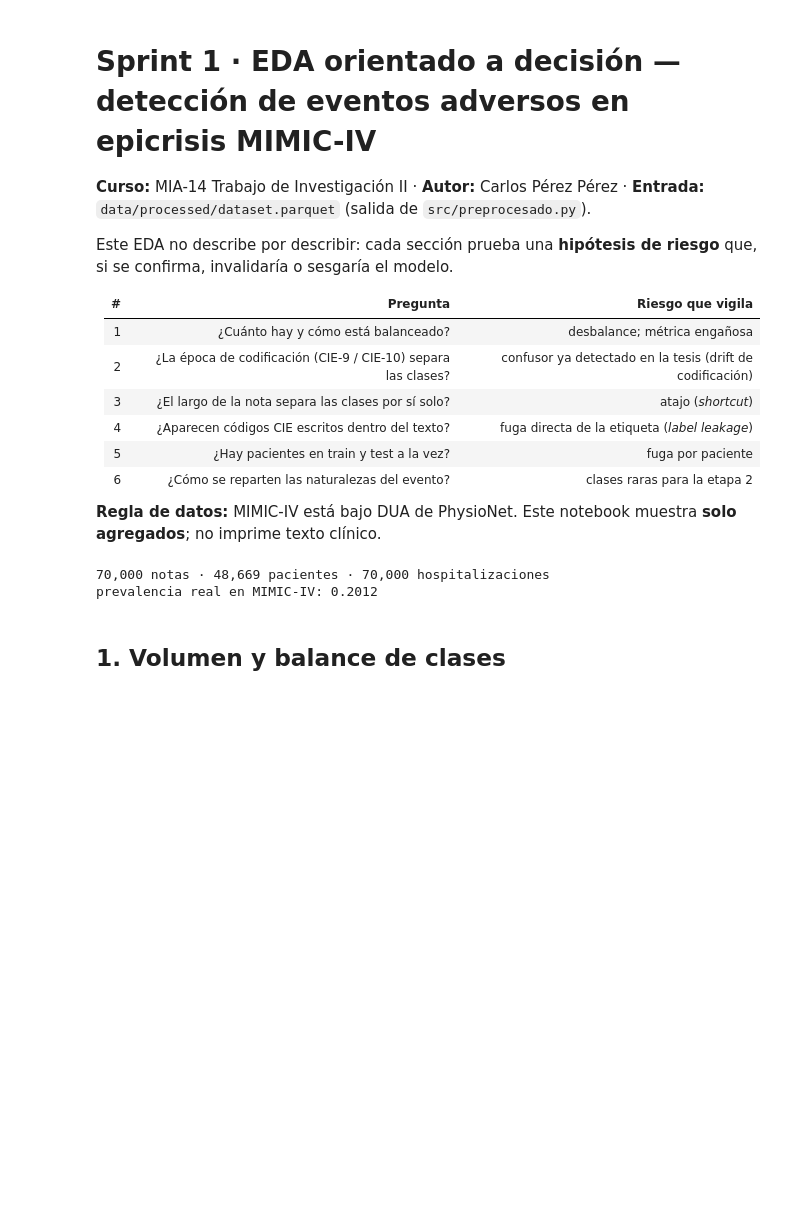
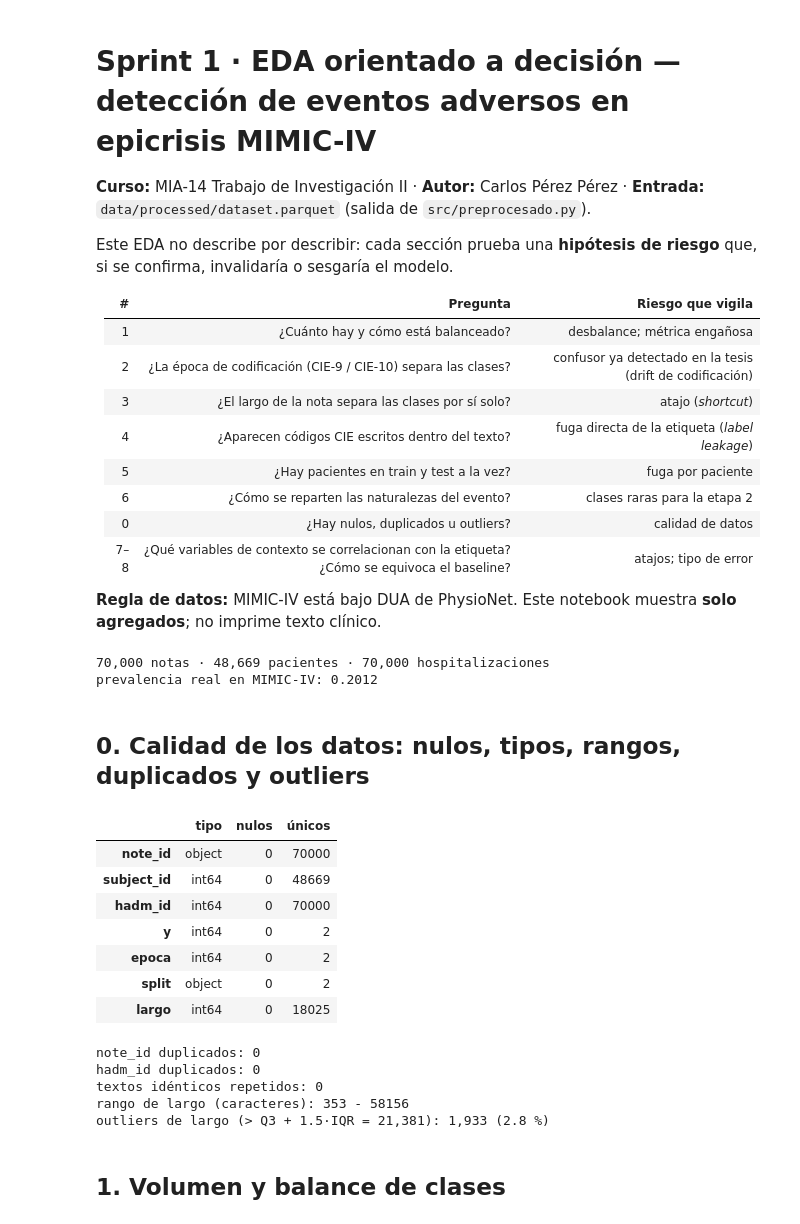
Before and after one commit to carlosperez100/mia14-trabajo-investigacion-ii-tesis-gemses-mimic, a Jupyter notebook: notebooks/01_EDA_sprint1.ipynb, the cells around one changed output. Cells and saved outputs as stored; diff of their text form; code cells hidden in the pictures; blank space fills up the shorter version.

```diff
--- a/notebooks/01_EDA_sprint1.ipynb
+++ b/notebooks/01_EDA_sprint1.ipynb
@@ -13,6 +13,8 @@ Este EDA no describe por describir: cada sección prueba una **hipótesis de rie
 | 4 | ¿Aparecen códigos CIE escritos dentro del texto? | fuga directa de la etiqueta (*label leakage*) |
 | 5 | ¿Hay pacientes en train y test a la vez? | fuga por paciente |
 | 6 | ¿Cómo se reparten las naturalezas del evento? | clases raras para la etapa 2 |
+| 0 | ¿Hay nulos, duplicados u outliers? | calidad de datos |
+| 7–8 | ¿Qué variables de contexto se correlacionan con la etiqueta? ¿Cómo se equivoca el baseline? | atajos; tipo de error |
 
 **Regla de datos:** MIMIC-IV está bajo DUA de PhysioNet. Este notebook muestra **solo agregados**; no imprime texto clínico.
 # %%
@@ -30,6 +32,34 @@ print("prevalencia real en MIMIC-IV:", resumen["prevalencia_real"])
 # %% [output]
 70,000 notas · 48,669 pacientes · 70,000 hospitalizaciones
 prevalencia real en MIMIC-IV: 0.2012
+# %% [markdown]
+## 0. Calidad de los datos: nulos, tipos, rangos, duplicados y outliers
+# %%
+df["largo"] = df.text.str.len()
+cols = ["note_id", "subject_id", "hadm_id", "y", "epoca", "split", "largo"]
+calidad = pd.DataFrame({"tipo": df[cols].dtypes.astype(str), "nulos": df[cols].isna().sum(),
+                        "únicos": df[cols].nunique()})
+display(calidad)
+print("note_id duplicados:", int(df.note_id.duplicated().sum()))
+print("hadm_id duplicados:", int(df.hadm_id.duplicated().sum()))
+print("textos idénticos repetidos:", int(df.text.duplicated().sum()))
+print("rango de largo (caracteres):", int(df.largo.min()), "-", int(df.largo.max()))
+q1, q3 = df.largo.quantile([.25, .75]); lim = q3 + 1.5 * (q3 - q1)
+print(f"outliers de largo (> Q3 + 1.5·IQR = {lim:,.0f}): {(df.largo > lim).sum():,} ({100*(df.largo > lim).mean():.1f} %)")
+# %% [output]
+|  | tipo | nulos | únicos |
+| note_id | object | 0 | 70000 |
+| subject_id | int64 | 0 | 48669 |
+| hadm_id | int64 | 0 | 70000 |
+| y | int64 | 0 | 2 |
+| epoca | int64 | 0 | 2 |
+| split | object | 0 | 2 |
+| largo | int64 | 0 | 18025 |
+note_id duplicados: 0
+hadm_id duplicados: 0
+textos idénticos repetidos: 0
+rango de largo (caracteres): 353 - 58156
+outliers de largo (> Q3 + 1.5·IQR = 21,381): 1,933 (2.8 %)
 # %% [markdown]
 ## 1. Volumen y balance de clases
 # %%
```
Also changed, not shown: parts of 6 cells of this notebook, 10 other files.
